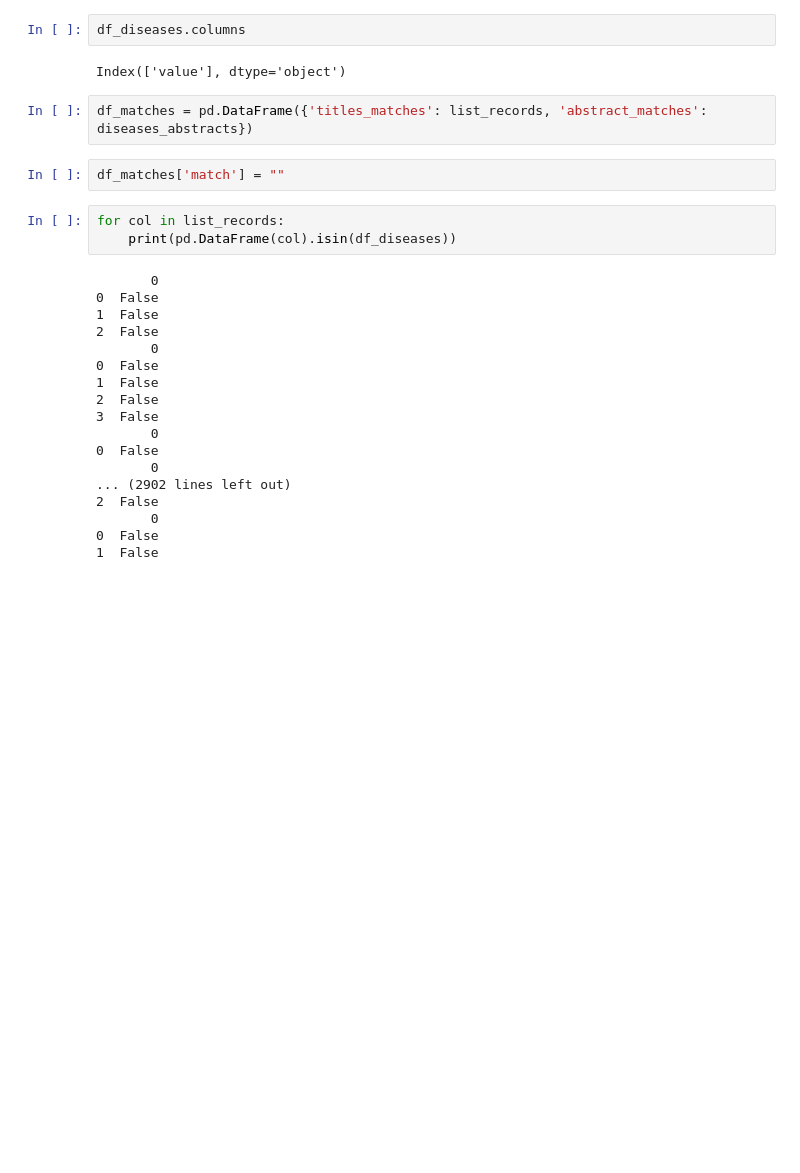
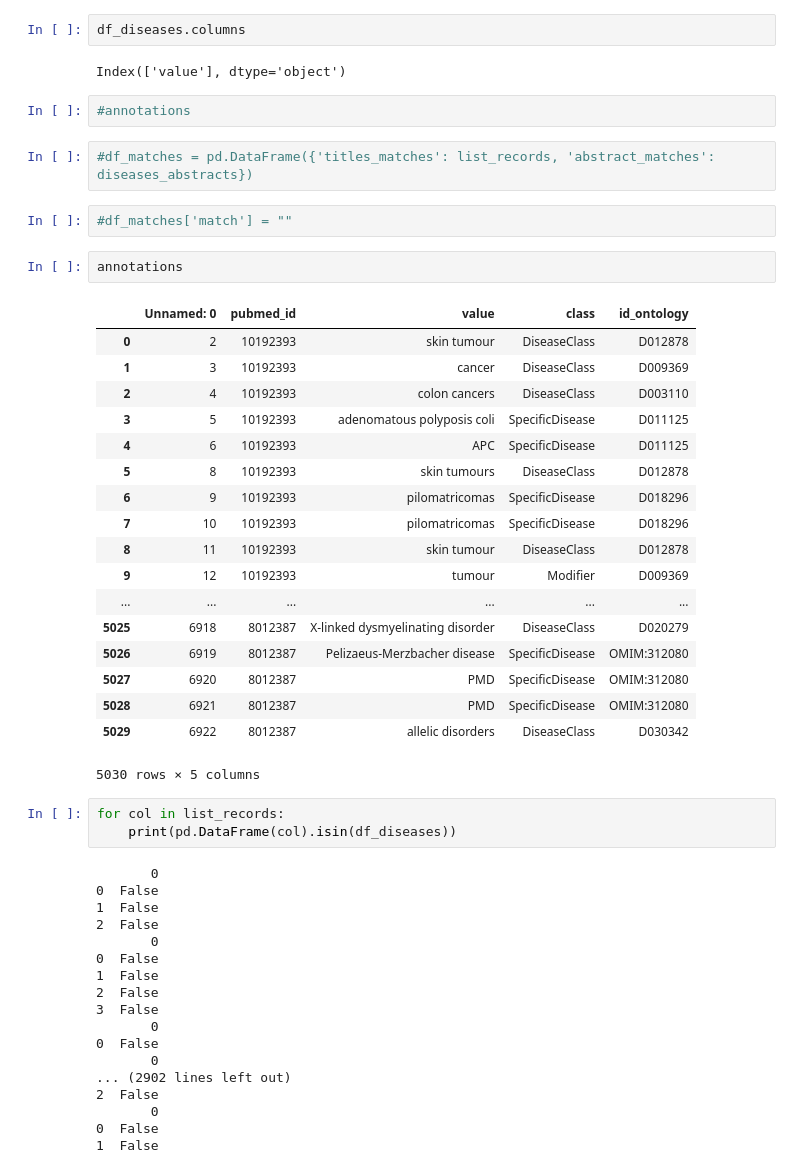
Before and after one commit to MaastrichtU-IDS/metadata-wizard, a Jupyter notebook: notebooks/Evaluation.ipynb, the cells around one changed output. Drawn from its saved outputs; the diff is of its cells as text; blank space fills up the shorter version.

```diff
--- a/notebooks/Evaluation.ipynb
+++ b/notebooks/Evaluation.ipynb
@@ -98,10 +121,33 @@ df_diseases = pd.DataFrame(annotations)
 df_diseases.columns
 # %% [output]
 Index(['value'], dtype='object')
+# %%
+#annotations
 # %%
-df_matches = pd.DataFrame({'titles_matches': list_records, 'abstract_matches': diseases_abstracts})
+#df_matches = pd.DataFrame({'titles_matches': list_records, 'abstract_matches': diseases_abstracts})
-# %%
-df_matches['match'] = ""
+# %%
+#df_matches['match'] = ""
+# %%
+annotations
+# %% [output]
+|  | Unnamed: 0 | pubmed_id | value | class | id_ontology |
+| 0 | 2 | 10192393 | skin tumour | DiseaseClass | D012878 |
+| 1 | 3 | 10192393 | cancer | DiseaseClass | D009369 |
+| 2 | 4 | 10192393 | colon cancers | DiseaseClass | D003110 |
+| 3 | 5 | 10192393 | adenomatous polyposis coli | SpecificDisease | D011125 |
+| 4 | 6 | 10192393 | APC | SpecificDisease | D011125 |
+| 5 | 8 | 10192393 | skin tumours | DiseaseClass | D012878 |
+| 6 | 9 | 10192393 | pilomatricomas | SpecificDisease | D018296 |
+| 7 | 10 | 10192393 | pilomatricomas | SpecificDisease | D018296 |
+| 8 | 11 | 10192393 | skin tumour | DiseaseClass | D012878 |
+| 9 | 12 | 10192393 | tumour | Modifier | D009369 |
+| ... | ... | ... | ... | ... | ... |
+| 5025 | 6918 | 8012387 | X-linked dysmyelinating disorder | DiseaseClass | D020279 |
+| 5026 | 6919 | 8012387 | Pelizaeus-Merzbacher disease | SpecificDisease | OMIM:312080 |
+| 5027 | 6920 | 8012387 | PMD | SpecificDisease | OMIM:312080 |
+| 5028 | 6921 | 8012387 | PMD | SpecificDisease | OMIM:312080 |
+| 5029 | 6922 | 8012387 | allelic disorders | DiseaseClass | D030342 |
+5030 rows × 5 columns
 # %%
 for col in list_records:
     print(pd.DataFrame(col).isin(df_diseases))
```
Also changed, not shown: parts of 14 cells of this notebook.
